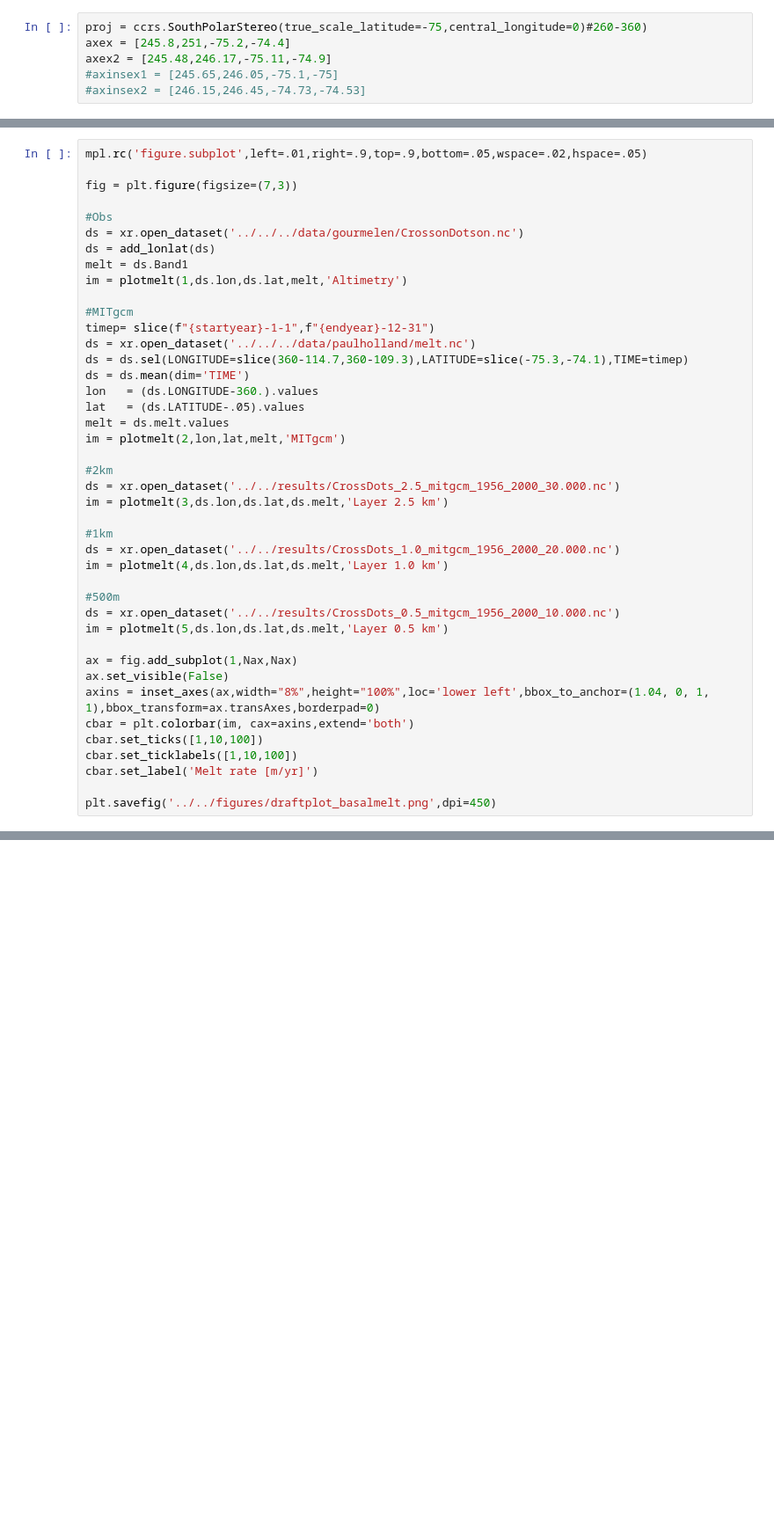
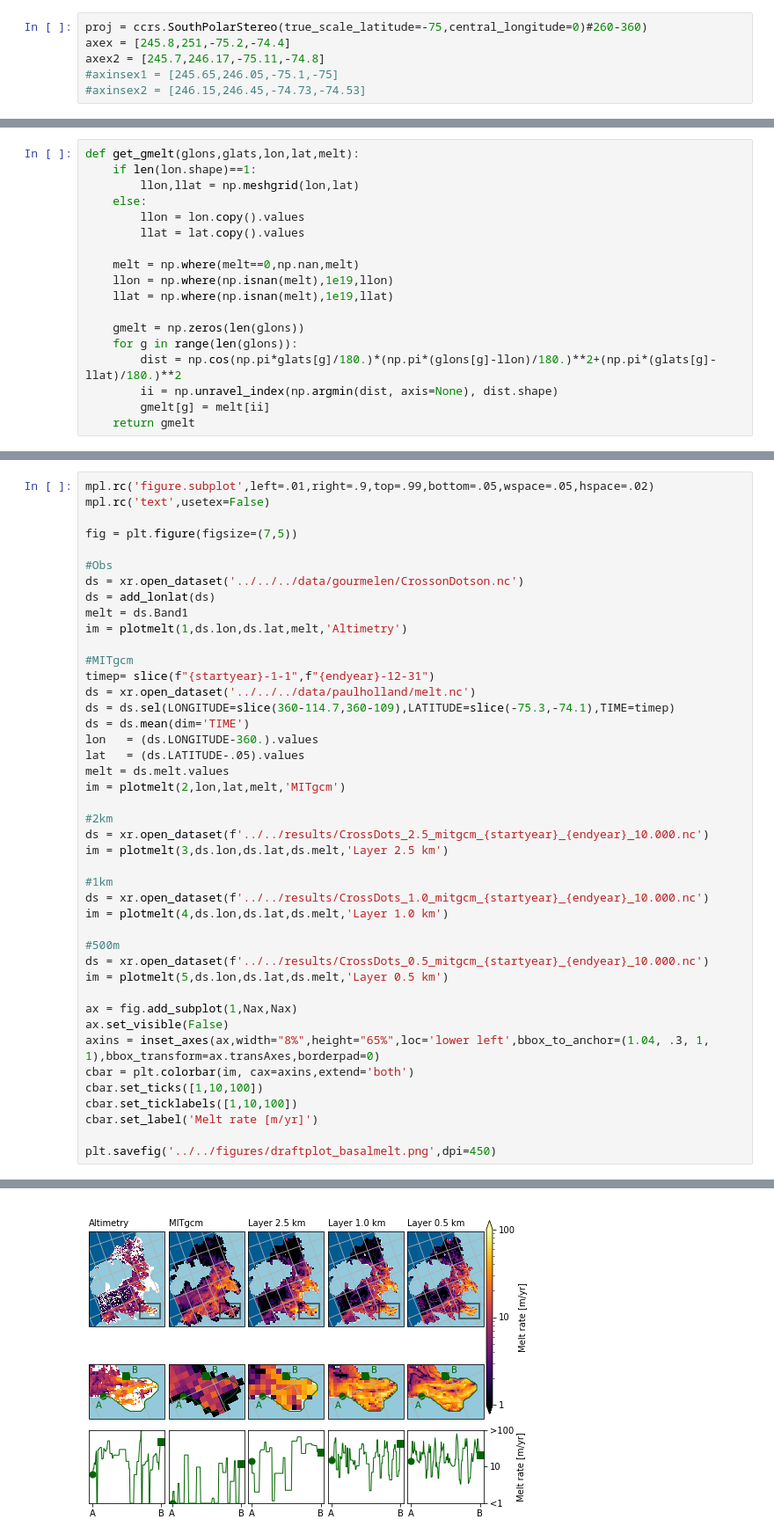
Before and after one commit to erwinlambert/laddie, a Jupyter notebook: src/notebooks/Draftplot_basalmelt.ipynb, the cells around one changed output, grey strips where cells are left out. Shown: that part at 88% size. Saved outputs shown, nothing was run; the diff lists cells and outputs as text; blank space fills up the shorter version.

```diff
--- a/src/notebooks/Draftplot_basalmelt.ipynb
+++ b/src/notebooks/Draftplot_basalmelt.ipynb
@@ -29,7 +32,7 @@ Nax = 5
 # %%
 proj = ccrs.SouthPolarStereo(true_scale_latitude=-75,central_longitude=0)#260-360)
 axex = [245.8,251,-75.2,-74.4]
-axex2 = [245.48,246.17,-75.11,-74.9]
+axex2 = [245.7,246.17,-75.11,-74.8]
 #axinsex1 = [245.65,246.05,-75.1,-75]
 #axinsex2 = [246.15,246.45,-74.73,-74.53]
 # %%
@@ -48,3 +64,21 @@ def makebackground(ax,axex):
+# %%
+def get_gmelt(glons,glats,lon,lat,melt):
+    if len(lon.shape)==1:
+        llon,llat = np.meshgrid(lon,lat)
+    else:
+        llon = lon.copy().values
+        llat = lat.copy().values
+
+    melt = np.where(melt==0,np.nan,melt)
+    llon = np.where(np.isnan(melt),1e19,llon)
+    llat = np.where(np.isnan(melt),1e19,llat)
+
+    gmelt = np.zeros(len(glons))
+    for g in range(len(glons)):
+        dist = np.cos(np.pi*glats[g]/180.)*(np.pi*(glons[g]-llon)/180.)**2+(np.pi*(glats[g]-llat)/180.)**2
+        ii = np.unravel_index(np.argmin(dist, axis=None), dist.shape)
+        gmelt[g] = melt[ii]
+    return gmelt
 # %%
 def plotmelt(nax,lon,lat,melt,title):
     ax = fig.add_subplot(2,Nax,nax,projection=proj)
@@ -96,9 +151,10 @@ def plotmelt(nax,lon,lat,melt,title):
     ax.indicate_inset_zoom(axins, edgecolor="w",lw=2)
     """
 # %%
-mpl.rc('figure.subplot',left=.01,right=.9,top=.9,bottom=.05,wspace=.02,hspace=.05)
+mpl.rc('figure.subplot',left=.01,right=.9,top=.99,bottom=.05,wspace=.05,hspace=.02)
+mpl.rc('text',usetex=False)
 
-fig = plt.figure(figsize=(7,3))
+fig = plt.figure(figsize=(7,5))
 
 #Obs
 ds = xr.open_dataset('../../../data/gourmelen/CrossonDotson.nc')
@@ -109,7 +165,7 @@ im = plotmelt(1,ds.lon,ds.lat,melt,'Altimetry')
 #MITgcm
 timep= slice(f"{startyear}-1-1",f"{endyear}-12-31")
 ds = xr.open_dataset('../../../data/paulholland/melt.nc')
-ds = ds.sel(LONGITUDE=slice(360-114.7,360-109.3),LATITUDE=slice(-75.3,-74.1),TIME=timep)
+ds = ds.sel(LONGITUDE=slice(360-114.7,360-109),LATITUDE=slice(-75.3,-74.1),TIME=timep)
 ds = ds.mean(dim='TIME')
 lon   = (ds.LONGITUDE-360.).values
 lat   = (ds.LATITUDE-.05).values
@@ -117,23 +173,24 @@ melt = ds.melt.values
 im = plotmelt(2,lon,lat,melt,'MITgcm')
 
 #2km
-ds = xr.open_dataset('../../results/CrossDots_2.5_mitgcm_1956_2000_30.000.nc')
+ds = xr.open_dataset(f'../../results/CrossDots_2.5_mitgcm_{startyear}_{endyear}_10.000.nc')
 im = plotmelt(3,ds.lon,ds.lat,ds.melt,'Layer 2.5 km')
 
 #1km
-ds = xr.open_dataset('../../results/CrossDots_1.0_mitgcm_1956_2000_20.000.nc')
+ds = xr.open_dataset(f'../../results/CrossDots_1.0_mitgcm_{startyear}_{endyear}_10.000.nc')
 im = plotmelt(4,ds.lon,ds.lat,ds.melt,'Layer 1.0 km')
 
 #500m
-ds = xr.open_dataset('../../results/CrossDots_0.5_mitgcm_1956_2000_10.000.nc')
+ds = xr.open_dataset(f'../../results/CrossDots_0.5_mitgcm_{startyear}_{endyear}_10.000.nc')
 im = plotmelt(5,ds.lon,ds.lat,ds.melt,'Layer 0.5 km')
 
 ax = fig.add_subplot(1,Nax,Nax)
 ax.set_visible(False)
-axins = inset_axes(ax,width="8%",height="100%",loc='lower left',bbox_to_anchor=(1.04, 0, 1, 1),bbox_transform=ax.transAxes,borderpad=0)
+axins = inset_axes(ax,width="8%",height="65%",loc='lower left',bbox_to_anchor=(1.04, .3, 1, 1),bbox_transform=ax.transAxes,borderpad=0)
 cbar = plt.colorbar(im, cax=axins,extend='both')
 cbar.set_ticks([1,10,100])
 cbar.set_ticklabels([1,10,100])
 cbar.set_label('Melt rate [m/yr]')
 
 plt.savefig('../../figures/draftplot_basalmelt.png',dpi=450)
+# %% [output]
@@ -139,0 +202 @@ plt.savefig('../../figures/draftplot_basalmelt.png',dpi=450)
+[figure, added]
```
Also changed, not shown: parts of 5 cells of this notebook, 2 other files.
